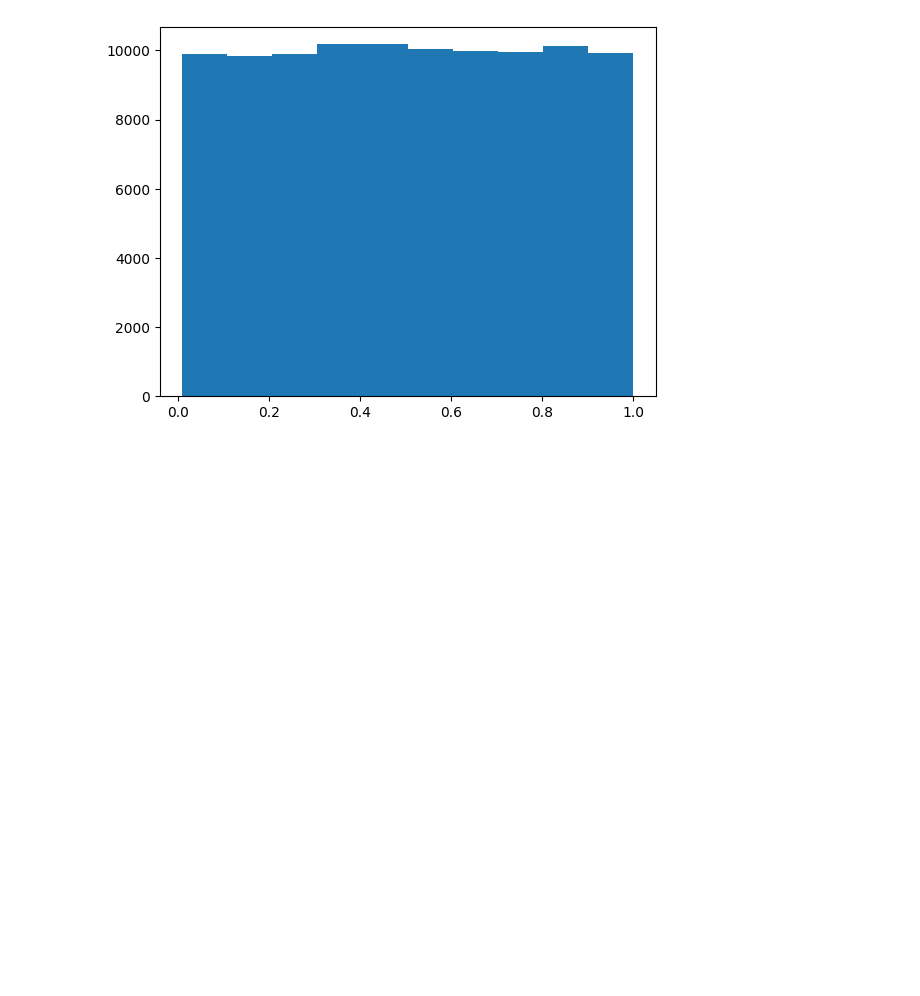
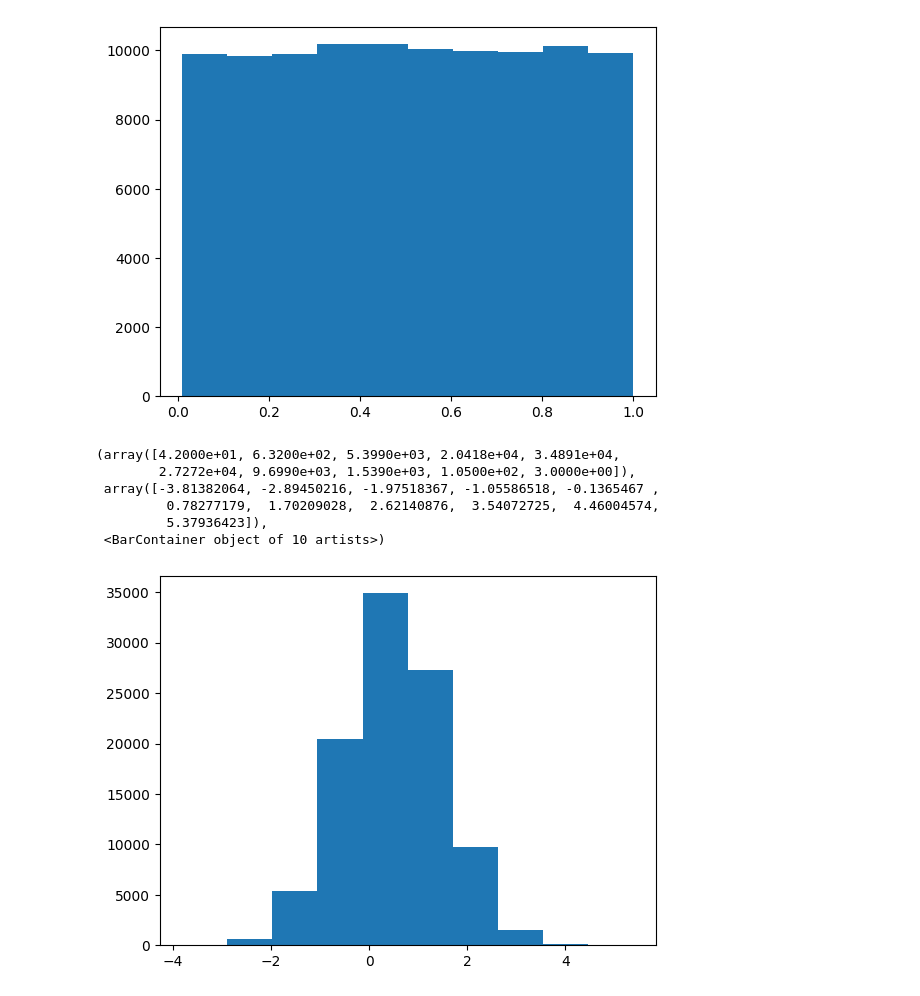
Before and after one commit to ViniciusMikuni/QNF, a Jupyter notebook: scripts/QNF.ipynb, the cells around one changed output. Drawn from its saved outputs; the diff is of its cells as text; code cells hidden in the pictures; blank space fills up the shorter version.

```diff
--- a/scripts/QNF.ipynb
+++ b/scripts/QNF.ipynb
@@ -8,6 +8,7 @@ from scipy.stats import norm
 # %%
 file_name = '/global/cfs/cdirs/m3246/vmikuni/QNF/piplus.hdf5'
 e,layer_energies = methods.DataLoaderCaloGAN(file_name)
+gaussian_toy = np.random.normal(0.5,1.0,size=100000)
 # %%
 plt.hist(e,bins=10)
 # %% [output]
@@ -18,3 +19,13 @@ plt.hist(e,bins=10)
         0.99999326]),
  <BarContainer object of 10 artists>)
 [figure]
+# %%
+plt.hist(gaussian_toy)
+# %% [output]
+(array([4.2000e+01, 6.3200e+02, 5.3990e+03, 2.0418e+04, 3.4891e+04,
+        2.7272e+04, 9.6990e+03, 1.5390e+03, 1.0500e+02, 3.0000e+00]),
+ array([-3.81382064, -2.89450216, -1.97518367, -1.05586518, -0.1365467 ,
+         0.78277179,  1.70209028,  2.62140876,  3.54072725,  4.46004574,
+         5.37936423]),
+ <BarContainer object of 10 artists>)
+[figure, added]
```
Also changed, not shown: parts of 15 cells of this notebook, 2 other files.
